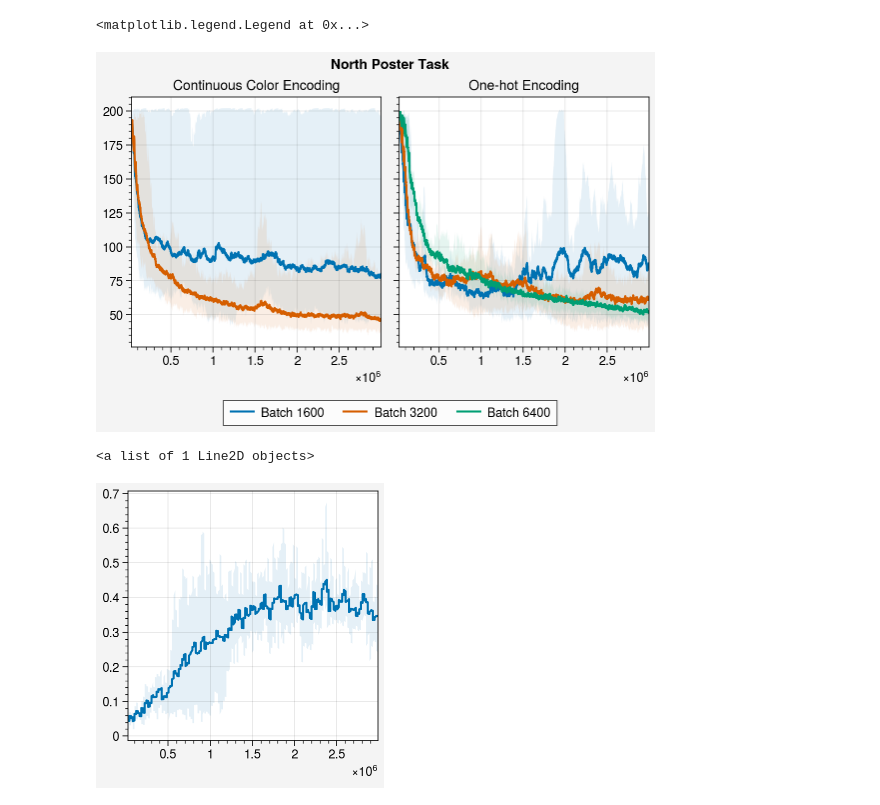
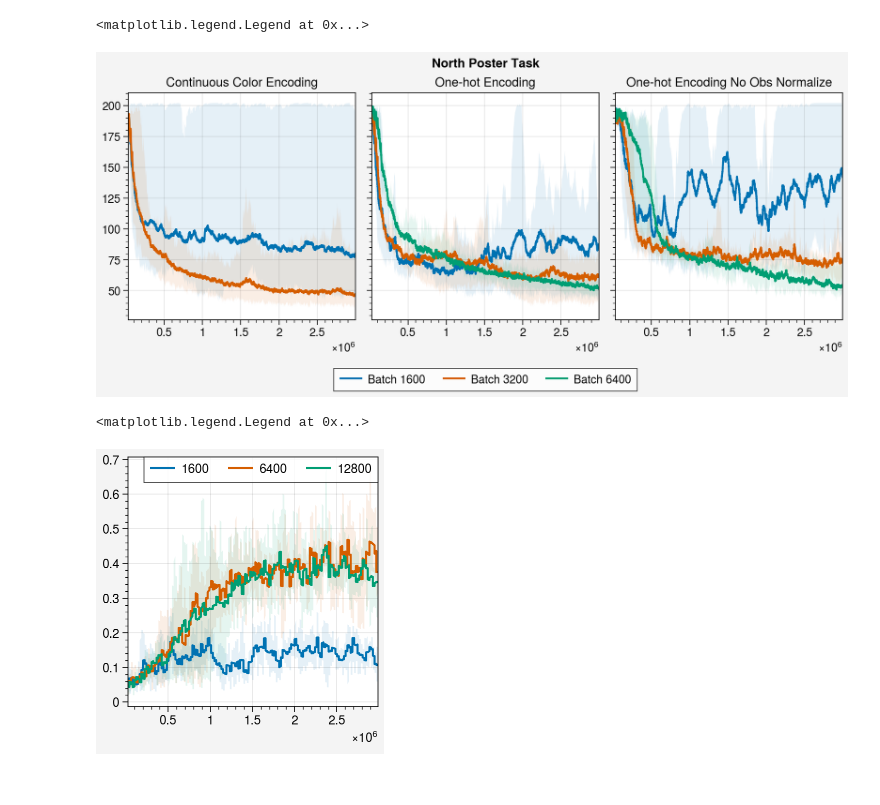
Before and after one commit to liuandrew/ppo_aux, a Jupyter notebook: write_and_test/data_visualize.ipynb, the cells around one changed output. Drawn from its saved outputs; the diff is of its cells as text; code cells hidden in the pictures.

```diff
--- a/write_and_test/data_visualize.ipynb
+++ b/write_and_test/data_visualize.ipynb
@@ -5,26 +5,31 @@ import proplot as pplt
 import matplotlib.pyplot as plt
 from read_experiments import *
 # %%
-fig, ax = pplt.subplots(ncols=2)
+fig, ax = pplt.subplots(ncols=3)
 
 batch_sizes = [16, 32, 64]
-exps = ['nav_pnorth/nav_pdistal_batch{}auxnone', 'nav_pnorth/nav_pnorth_batch{}onehot']
+exps = ['nav_pnorth/nav_pdistal_batch{}auxnone', 'nav_pnorth/nav_pnorth_batch{}onehot',
+        'nav_pnorth/nav_pnorth_batch{}onehotnovec']
 
 for i, exp in enumerate(exps):
     lines = []
     for batch in batch_sizes:
         if i == 0 and batch == 64:
             continue
         lines.append(average_runs(exp.format(batch), 'length', ignore_first=100, ax=ax[i], label=f'Batch {batch*100}'))
 
-ax.format(title=['Continuous Color Encoding', 'One-hot Encoding'], suptitle='North Poster Task')
+ax.format(title=['Continuous Color Encoding', 'One-hot Encoding', 'One-hot Encoding No Obs Normalize'], suptitle='North Poster Task')
 fig.legend(lines, loc='b')
 # %% [output]
 <matplotlib.legend.Legend at 0x...>
-[figure, old version]
+[figure, new version]
 # %%
+batch_sizes = [16, 64, 128]
 fig, ax = pplt.subplots()
-average_runs('nav_4wallexplore/nav_4wallexplore_batch128onehot', ax=ax)
+for batch in batch_sizes:
+    average_runs(f'nav_4wallexplore/nav_4wallexplore_batch{batch}onehot', ax=ax, label=f'{batch*100}')
+
+ax.legend()
 # %% [output]
-<a list of 1 Line2D objects>
+<matplotlib.legend.Legend at 0x...>
-[figure, old version]
+[figure, new version]
```
Also changed, not shown: parts of 1 cell of this notebook, 28 other files.
